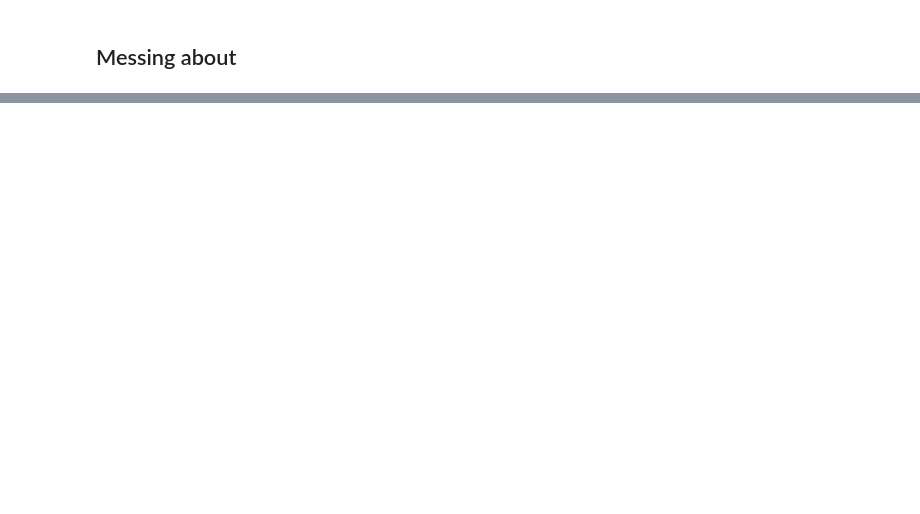
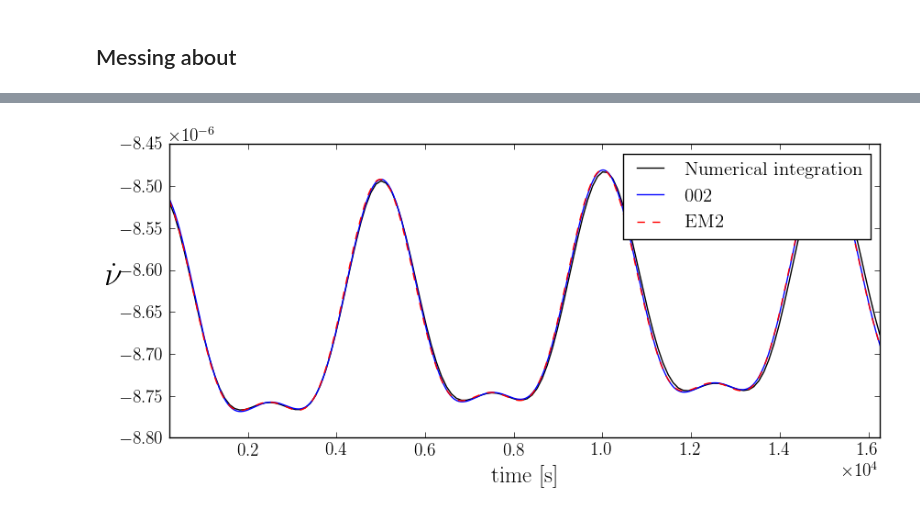
Before and after one commit to GregoryAshton/neutron_star_modelling, a Jupyter notebook: SpindownRate/Investigations.ipynb, the cells around one changed output, grey strips where cells are left out. Cells and saved outputs as stored; diff of their text form; code cells hidden in the pictures; blank space fills up the shorter version.

```diff
--- a/SpindownRate/Investigations.ipynb
+++ b/SpindownRate/Investigations.ipynb
@@ -253,0 +267,79 @@ wobble_angle_spindown : 7.0155288123e-03
+# %%
+def SignalModel_EM20(theta1, t):
+    omega0, epsI, a0, chi, epsA = theta1
+
+    c = 3e10
+    R = 1e6
+    k = 2/3.0 * R/c * epsA
+
+    omega = 1/np.sqrt(2*k*t + 1/omega0**2)
+
+    psi = np.pi/2 - epsI*omega*t + .5*k*epsI*omega**3*t**2
+    psidot = - epsI*omega + k*epsI*omega**3*t
+
+    Sin2Theta = 1 - (sin(a0)*sin(psi)*sin(chi) + cos(a0)*cos(chi))**2
+    Phidot = omega - psidot * sin(chi) * (cos(a0) *sin(chi) - sin(psi) * sin(a0) * cos(chi)) / (
+                        (sin(a0)*cos(chi) - cos(a0)*sin(psi)*sin(chi))**2 + (cos(psi) * sin(chi))**2)
+
+    T1 = -k * Phidot**3 * Sin2Theta / (2*np.pi)
+
+    theta = a0
+    GEOMETRIC = psidot**2 * ((2*sin(chi)**3*sin(psi)*sin(theta)*cos(theta) -
+                              sin(chi)**2*sin(psi)**2*sin(theta)**2*cos(chi) -
+                              2*sin(chi)**2*sin(theta)**2*cos(chi) +
+                              sin(chi)**2*cos(chi) - sin(theta)**2*cos(chi)**3
+                             )*sin(chi)*sin(theta)*cos(psi)/(
+                            (sin(chi)*sin(psi)*cos(theta) - sin(theta)*cos(chi))**2 +
+                             sin(chi)**2*cos(psi)**2)**2
+                            )/ (2*np.pi)
+
+    return T1 + GEOMETRIC
+
+
+
+
+fig, ax1 = plt.subplots(figsize=(10, 4))
+
+# Parameter3
+epsI3 = -2e-6
+omega0 = 2*np.pi*100
+epsA = 1e-8
+chi0 = 85.9
+tauP = 2 * np.pi/abs(epsI3 * omega0)
+T = 3.3* tauP
+a0 = 6.0
+
+n = 100000
+error = 1e-10
+
+
+
+# Exact numerical result
+file_name = main(chi0=chi0, epsI3=epsI3, epsA=epsA, omega0=omega0, T=T,
+                 n=n, error=error, a0=a0,
+                 cleanup=False,
+                 #DryRun=True,
+                 AnomTorque=False
+                 )
+
+
+PD = File_Functions.Parameter_Dictionary(file_name)
+print "{:2.3e}".format(float(PD['delta_omega_dot0_EM'])/float(PD['delta_omega_dot0_FP_EM']))
+File_Functions.PrintParameterDictionary(file_name)
+
+ax1 = Plot.SpindownRate(file_name, ax=ax1, analytic="", divisor=11, label="Numerical integration")
+
+time = np.linspace(0, T, 1000)
+
+
+
+# EM model
+theta_EM = np.array([omega0, epsI3, np.radians(a0), np.radians(chi0), epsA])
+ax1.plot(time, SignalModel_002(theta_EM, time), color="b", ls="-", label="002")
+
+theta_EM = np.array([omega0, epsI3, np.radians(a0), np.radians(chi0), epsA])
+ax1.plot(time, SignalModel_EM20(theta_EM, time), color="r", ls="--", label="EM2")
+
+plt.legend()
+plt.show()
+# %% [output]
@@ -253,0 +363 @@ wobble_angle_spindown : 7.0155288123e-03
+[figure, added]
```
Also changed, not shown: parts of 14 cells of this notebook.
